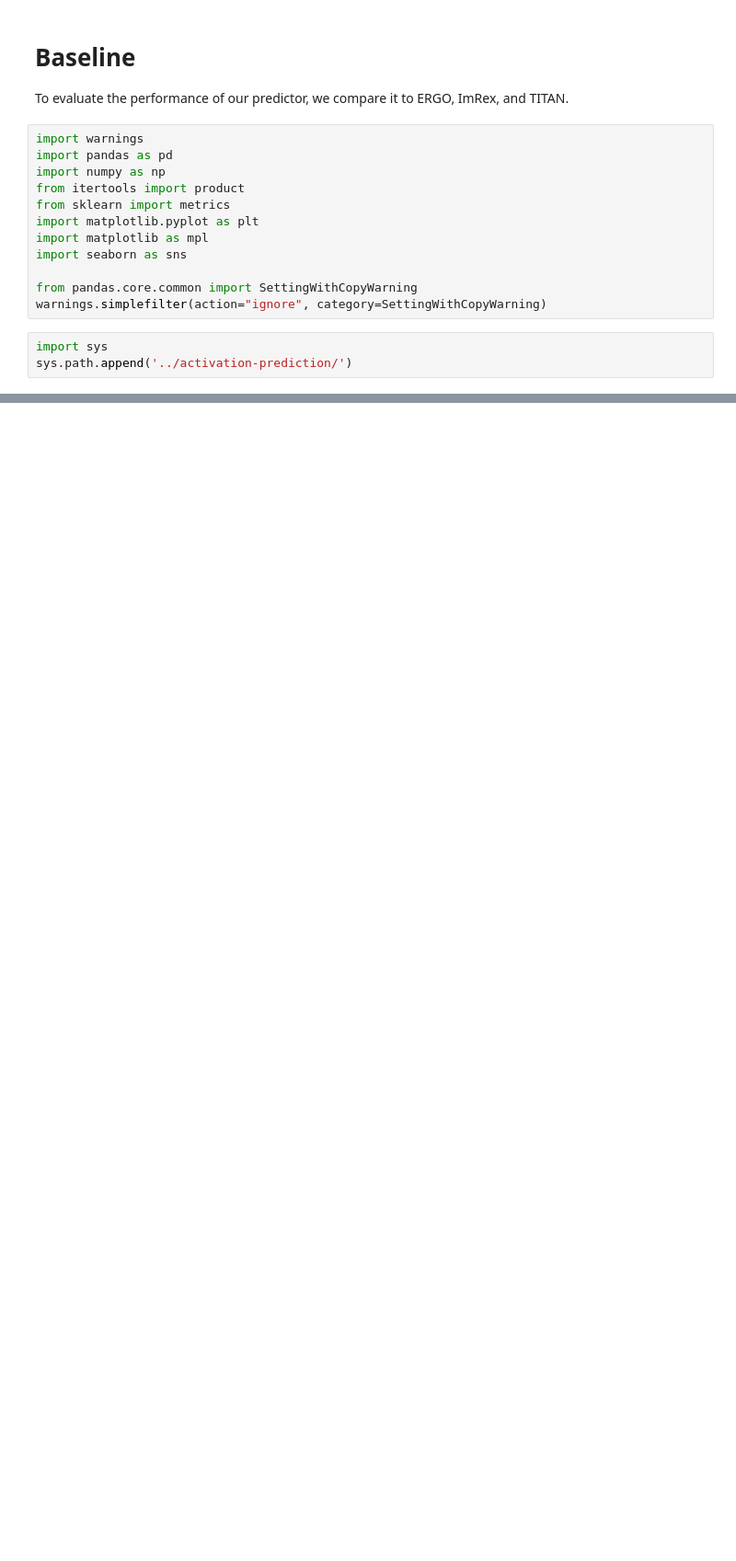
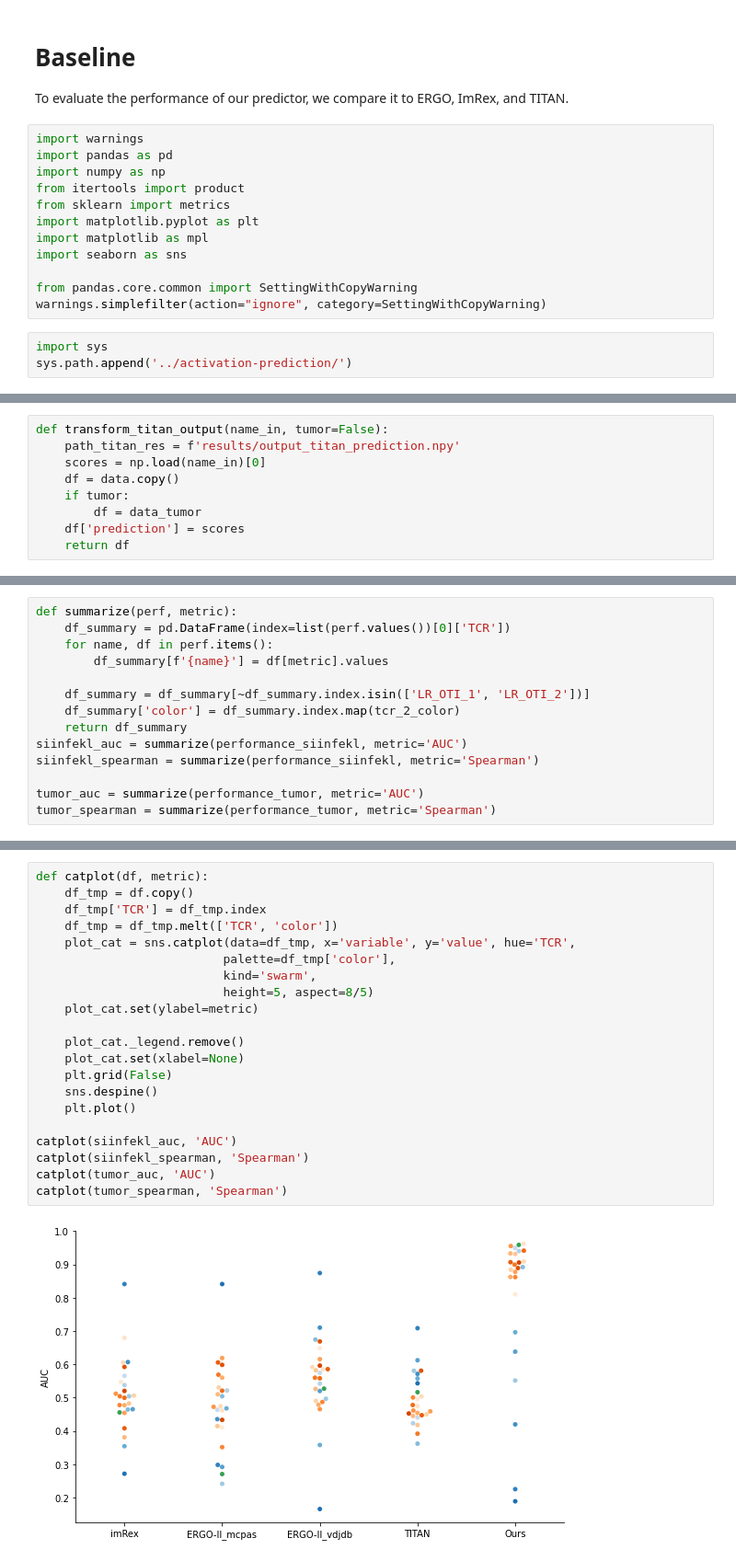
Before and after one commit to SchubertLab/TcrPrediction_MutatedAPLs, a Jupyter notebook: baseline/SOTA_Comparisson.ipynb, the cells around one changed output, grey strips where cells are left out. Shown at 92% size. Saved outputs shown, nothing was run; the diff lists cells and outputs as text; blank space fills up the shorter version.

Commit message:
Updated figure code

```diff
--- a/baseline/SOTA_Comparisson.ipynb
+++ b/baseline/SOTA_Comparisson.ipynb
@@ -610,0 +202,9 @@ sns.despine()
+# %%
+def transform_titan_output(name_in, tumor=False):
+    path_titan_res = f'results/output_titan_prediction.npy'
+    scores = np.load(name_in)[0]
+    df = data.copy()
+    if tumor:
+        df = data_tumor
+    df['prediction'] = scores
+    return df
@@ -610,0 +326,14 @@ sns.despine()
+# %%
+def summarize(perf, metric):
+    df_summary = pd.DataFrame(index=list(perf.values())[0]['TCR'])
+    for name, df in perf.items():
+        df_summary[f'{name}'] = df[metric].values
+
+    df_summary = df_summary[~df_summary.index.isin(['LR_OTI_1', 'LR_OTI_2'])]
+    df_summary['color'] = df_summary.index.map(tcr_2_color)
+    return df_summary
+siinfekl_auc = summarize(performance_siinfekl, metric='AUC')
+siinfekl_spearman = summarize(performance_siinfekl, metric='Spearman')
+
+tumor_auc = summarize(performance_tumor, metric='AUC')
+tumor_spearman = summarize(performance_tumor, metric='Spearman')
@@ -610,0 +366,23 @@ sns.despine()
+# %%
+def catplot(df, metric):
+    df_tmp = df.copy()
+    df_tmp['TCR'] = df_tmp.index
+    df_tmp = df_tmp.melt(['TCR', 'color'])
+    plot_cat = sns.catplot(data=df_tmp, x='variable', y='value', hue='TCR',
+                          palette=df_tmp['color'],
+                          kind='swarm',
+                          height=5, aspect=8/5)
+    plot_cat.set(ylabel=metric)
+
+    plot_cat._legend.remove()
+    plot_cat.set(xlabel=None)
+    plt.grid(False)
+    sns.despine()
+    plt.plot()
+
+catplot(siinfekl_auc, 'AUC')
+catplot(siinfekl_spearman, 'Spearman')
+catplot(tumor_auc, 'AUC')
+catplot(tumor_spearman, 'Spearman')
+# %% [output]
+[figure, added]
```
Also changed, not shown: parts of 68 cells of this notebook, 20 other files.
